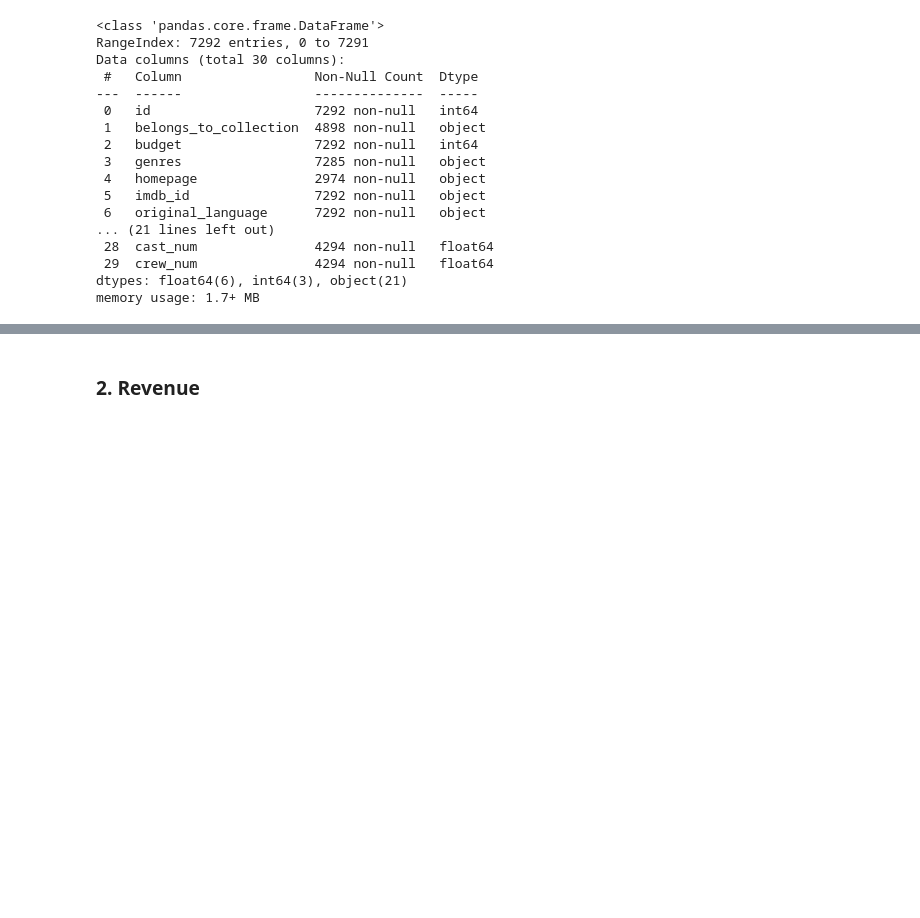
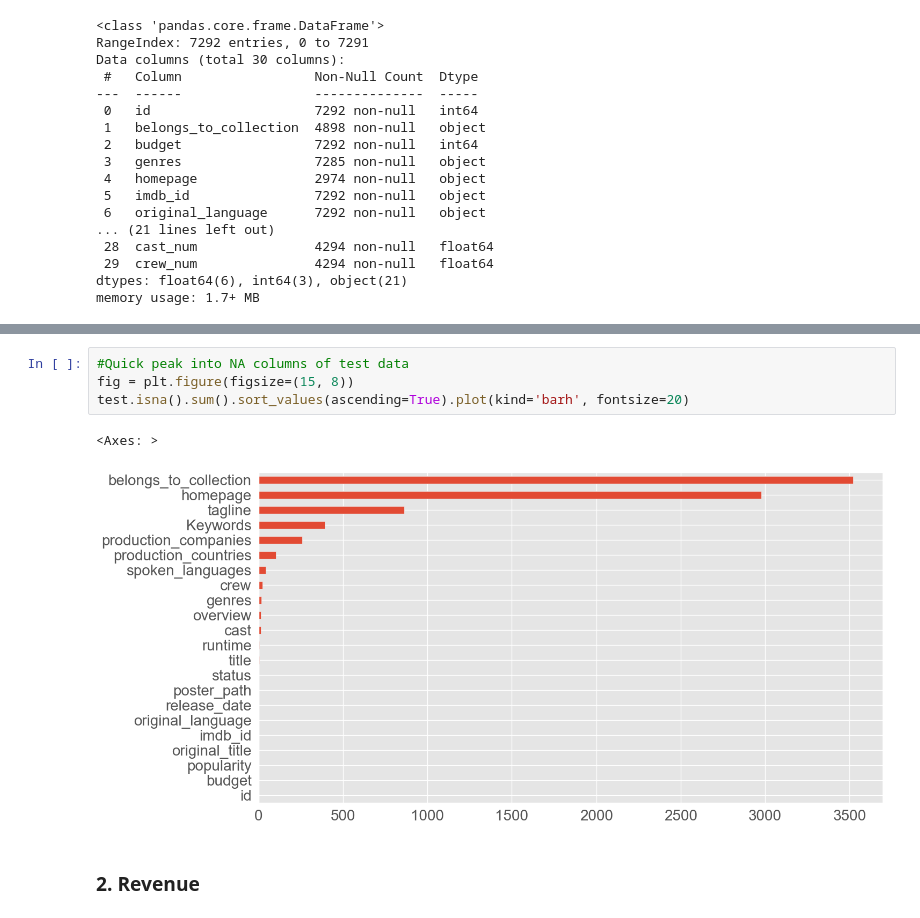
Before and after one commit to RyanYuanyang/TMDB-Movie-Prediction, a Jupyter notebook: DataAnalysis.ipynb, the cells around one changed output, grey strips where cells are left out. Cells and saved outputs as stored; diff of their text form; blank space fills up the shorter version.

```diff
--- a/DataAnalysis.ipynb
+++ b/DataAnalysis.ipynb
@@ -61,3 +69,10 @@ memory usage: 1.7+ MB
+# %%
+#Quick peak into NA columns of test data
+fig = plt.figure(figsize=(15, 8))
+test.isna().sum().sort_values(ascending=True).plot(kind='barh', fontsize=20)
+# %% [output]
+<Axes: >
+[figure, added]
 # %% [markdown]
 ### 2. Revenue
 # %% [markdown]
```
Also changed, not shown: parts of 48 cells of this notebook.
